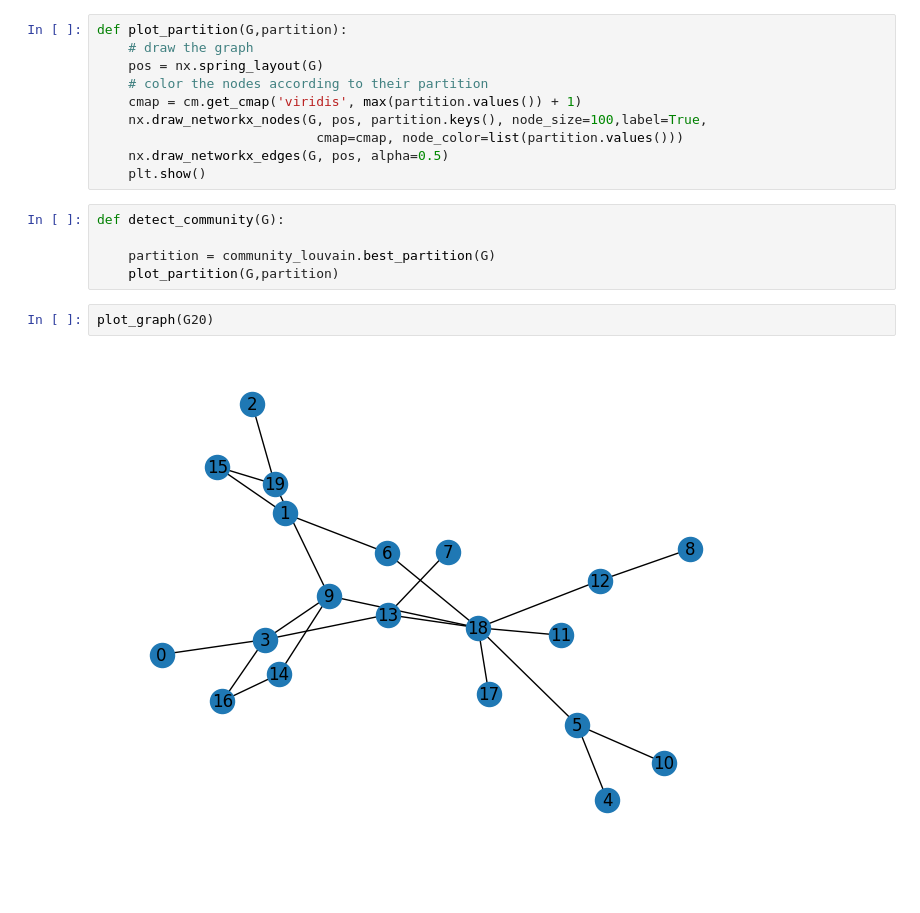
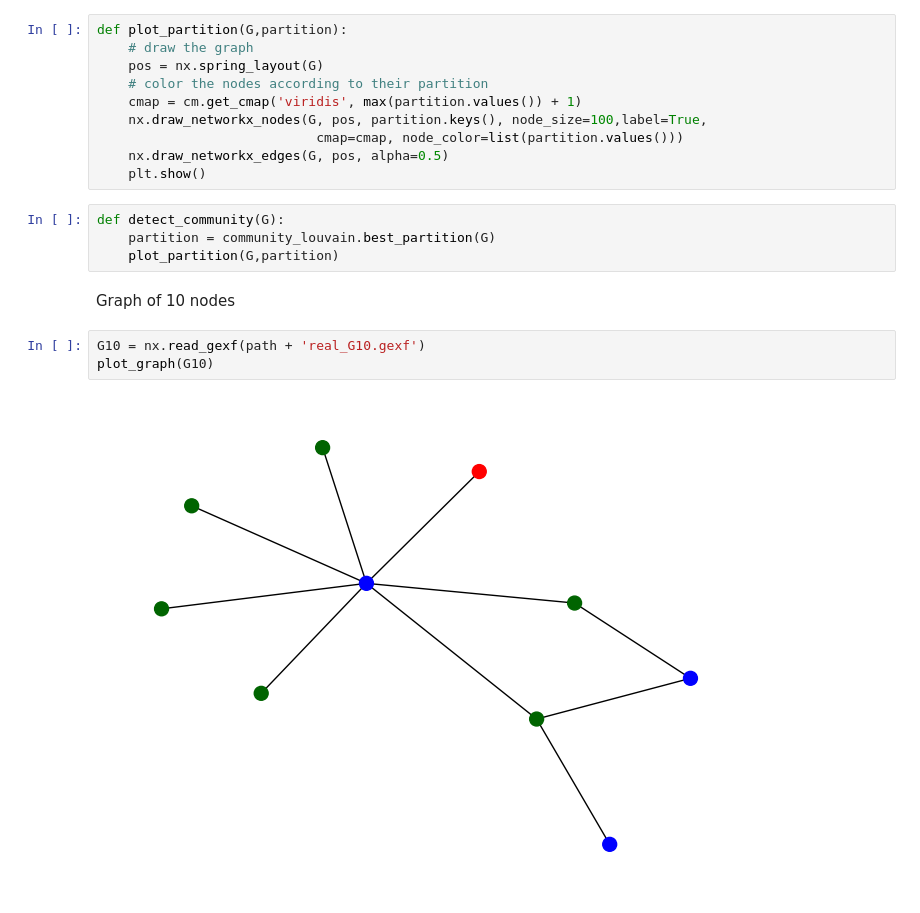
Before and after one commit to pallabee/master-thesis, a Jupyter notebook: evaluation/motif_detection/motif_dblp.ipynb, the cells around one changed output. Drawn from its saved outputs; the diff is of its cells as text; blank space fills up the shorter version.

```diff
--- a/evaluation/motif_detection/motif_dblp.ipynb
+++ b/evaluation/motif_detection/motif_dblp.ipynb
@@ -25,10 +34,12 @@ def plot_partition(G,partition):
     plt.show()
 # %%
 def detect_community(G):
-
     partition = community_louvain.best_partition(G)
     plot_partition(G,partition)
-# %%
-plot_graph(G20)
-# %% [output]
-[figure, removed]
+# %% [markdown]
+Graph of 10 nodes
+# %%
+G10 = nx.read_gexf(path + 'real_G10.gexf')
+plot_graph(G10)
+# %% [output]
+[figure, added]
```
Also changed, not shown: parts of 31 cells of this notebook, 2 other files.
